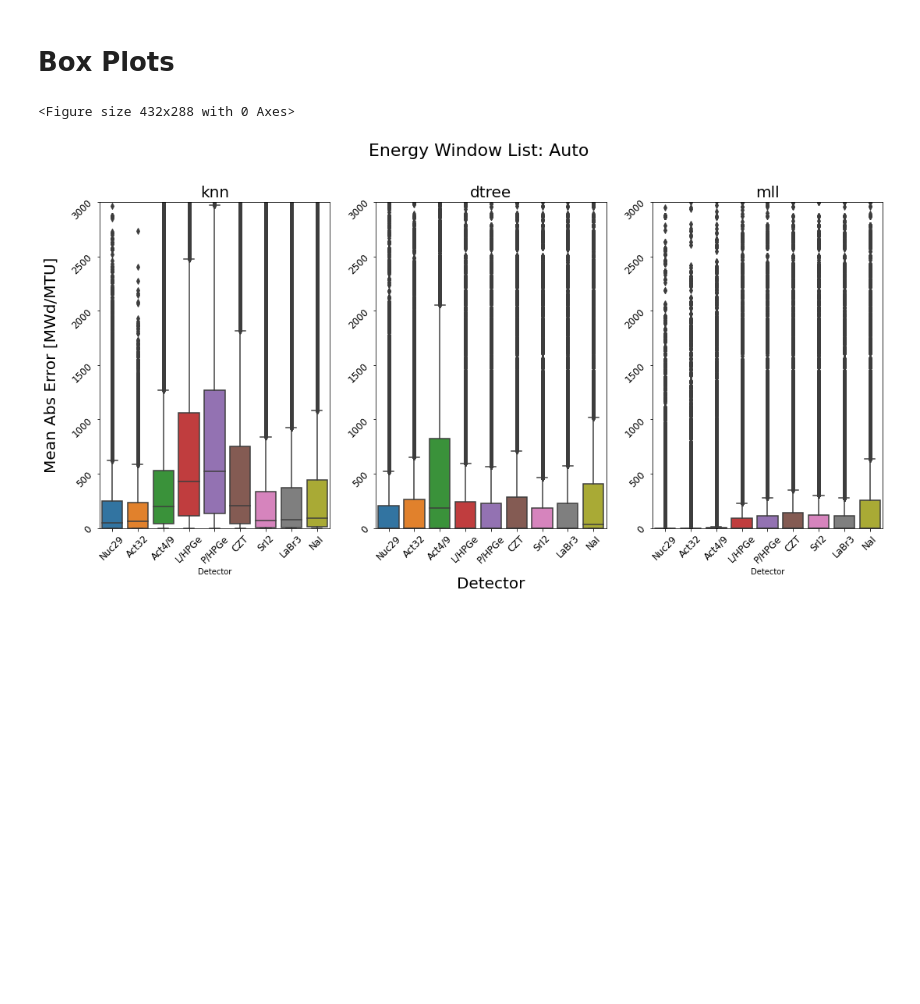
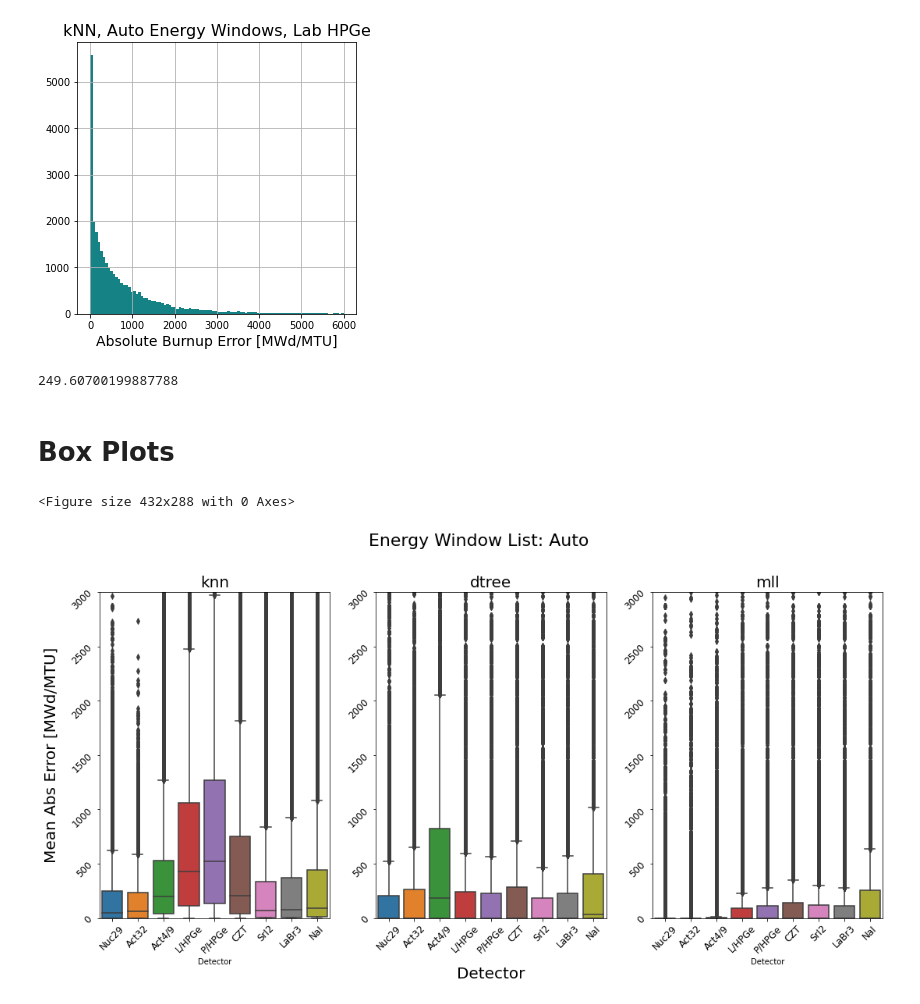
Before and after one commit to opotowsky/process_results, a Jupyter notebook: gamspec_mll_scikit_compare.ipynb, the cells around one changed output. Saved outputs shown, nothing was run; the diff lists cells and outputs as text; code cells hidden in the pictures; blank space fills up the shorter version.

Commit message:
left in a messy state, but was making extra figures for a presentation

```diff
--- a/gamspec_mll_scikit_compare.ipynb
+++ b/gamspec_mll_scikit_compare.ipynb
@@ -30,0 +32,2 @@ csv_end = '_mimic_mll.csv'
+# %%
+df = pd.read_pickle(results_dir + 'burnup_auto_abserr_mll_scikit_compare.pkl')
@@ -31,3 +46,17 @@ csv_end = '_mimic_mll.csv'
+# %%
+#fig, ax = plt.subplots(111)
+df.hist(column=('knn', 'd1_hpge'), bins=100, color=colors['MTeal'], range=(0,6000), figsize=(5,5))
+plt.xlabel('Absolute Burnup Error [MWd/MTU]', fontsize=14)
+plt.title('kNN, Auto Energy Windows, Lab HPGe', fontsize=16)
+#df.hist(column=('dtree', 'd1_hpge'), bins=100, color=colors['MTeal'], range=(0,6000), figsize=(5,5))
+#df.hist(column=('mll', 'd1_hpge'), bins=100, color=colors['MTeal'], range=(0,6000), figsize=(5,5))
+plt.savefig('./plots/abs_err_hist.png', bbox_inches='tight', transparent=True)
+# %% [output]
+[figure, added]
+# %%
+df.loc[:, ('knn', 'nuc29')].describe()['75%']
+# %% [output]
+249.60700199887788
 # %% [markdown]
 # Box Plots
 # %%
```
Also changed, not shown: parts of 10 cells of this notebook, 1 other file.
